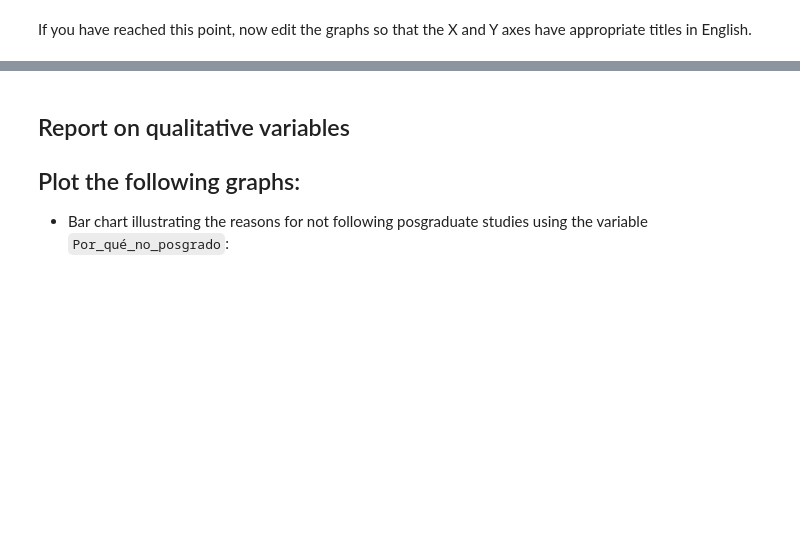
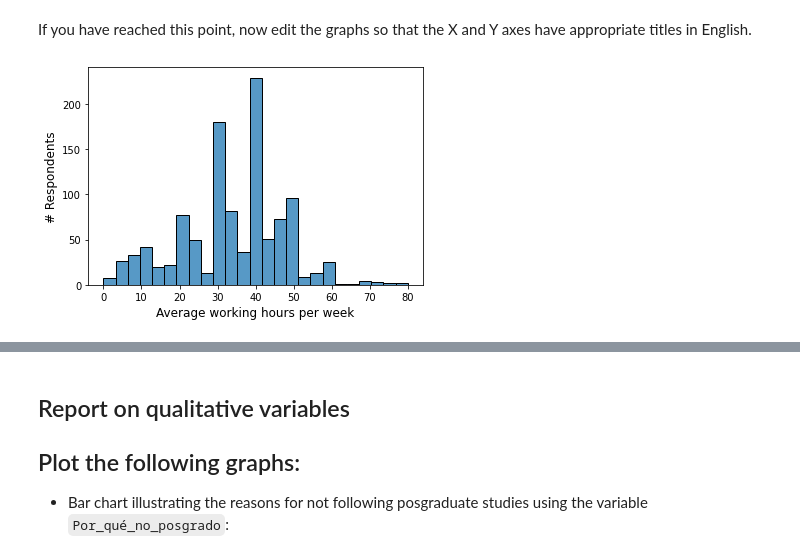
Before and after one commit to renatoparedes/OSS-Python, a Jupyter notebook: Data_Wrangling/Solutions_Data_Visualisation.ipynb, the cells around one changed output, grey strips where cells are left out. Saved outputs shown, nothing was run; the diff lists cells and outputs as text; code cells hidden in the pictures; blank space fills up the shorter version.

```diff
--- a/Data_Wrangling/Solutions_Data_Visualisation.ipynb
+++ b/Data_Wrangling/Solutions_Data_Visualisation.ipynb
@@ -230,0 +251,8 @@ If you have reached this point, now edit the graphs so that the X and Y axes hav
+# %%
+# Write your solution here
+histogram = sns.histplot(x="Hs_promedio_trab_semana", data=new_df)
+histogram.set_xlabel("Average working hours per week", size=12)
+histogram.set_ylabel("# Respondents", size=12)
+plt.show()
+# %% [output]
+[figure, added]
```
Also changed, not shown: parts of 14 cells of this notebook, 4 other files.
